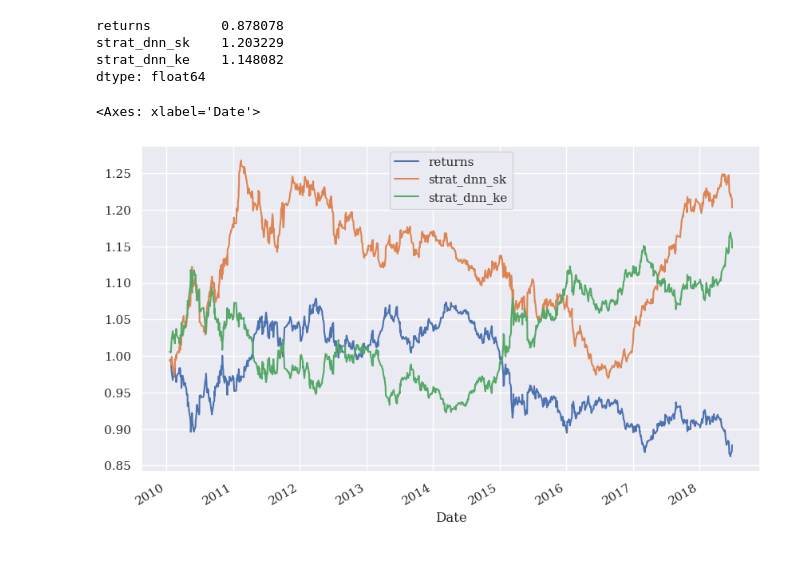
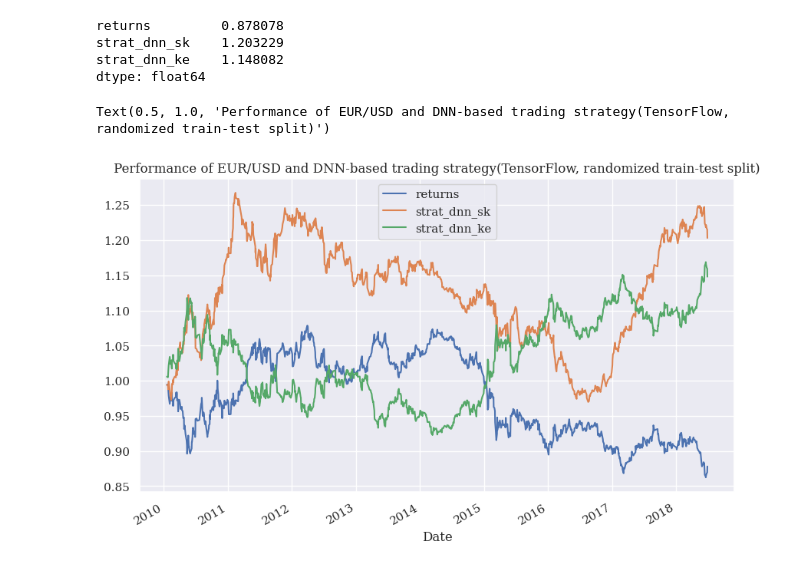
Before and after one commit to ahn283/finance, a Jupyter notebook: python_for_finance/trading_strategy.ipynb, the cells around one changed output. Cells and saved outputs as stored; diff of their text form; code cells hidden in the pictures.

Commit message:
add automated trading

```diff
--- a/python_for_finance/trading_strategy.ipynb
+++ b/python_for_finance/trading_strategy.ipynb
@@ -991,6 +984,7 @@ strat_dnn_ke    1.148082
 dtype: float64
 # %%
 test[['returns', 'strat_dnn_sk', 'strat_dnn_ke']].cumsum().apply(np.exp).plot(figsize=(10, 6))
+plt.title('Performance of EUR/USD and DNN-based trading strategy(TensorFlow, randomized train-test split)')
 # %% [output]
-<Axes: xlabel='Date'>
+Text(0.5, 1.0, 'Performance of EUR/USD and DNN-based trading strategy(TensorFlow, randomized train-test split)')
-[figure, old version]
+[figure, new version]
```
Also changed, not shown: parts of 10 cells of this notebook, 1 other file.
